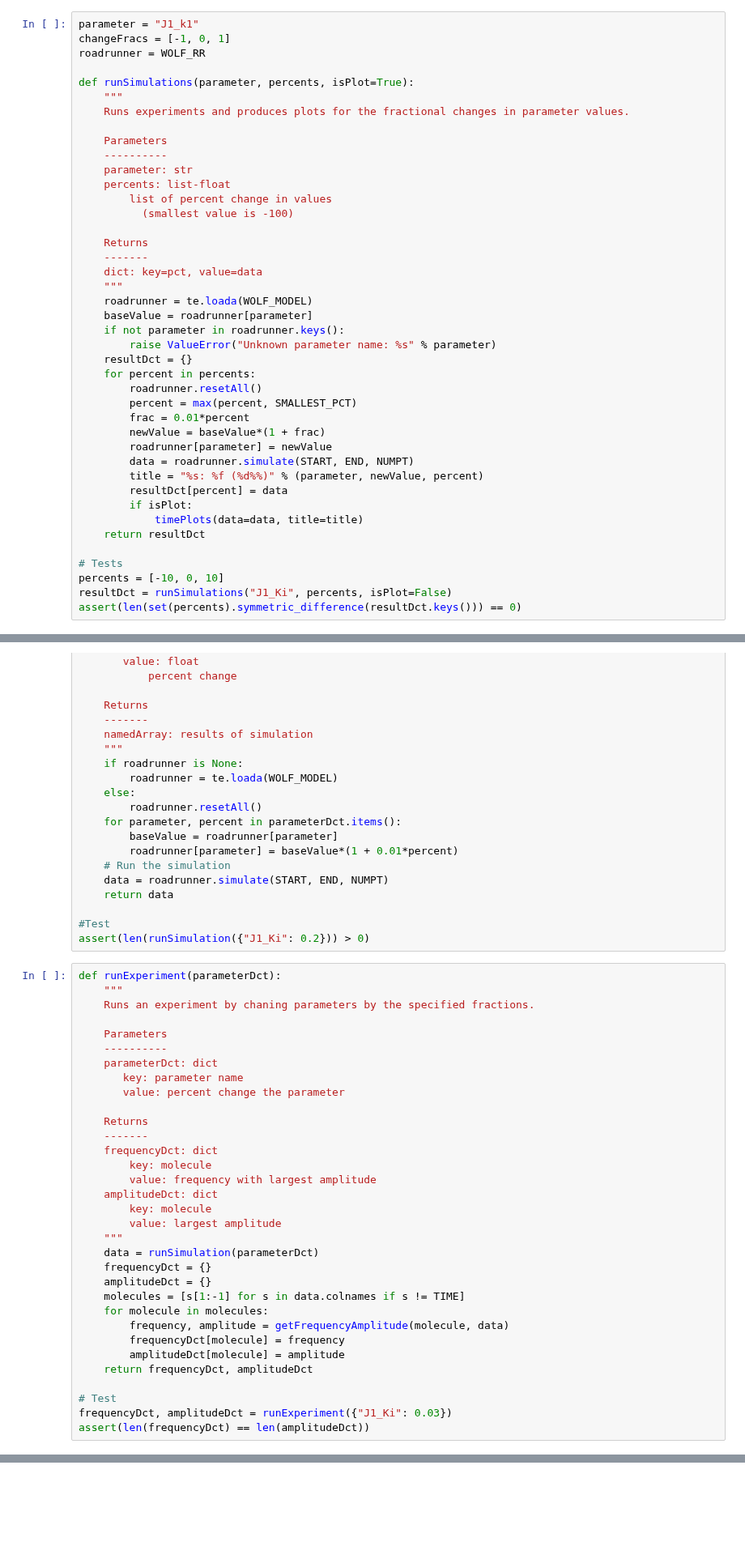
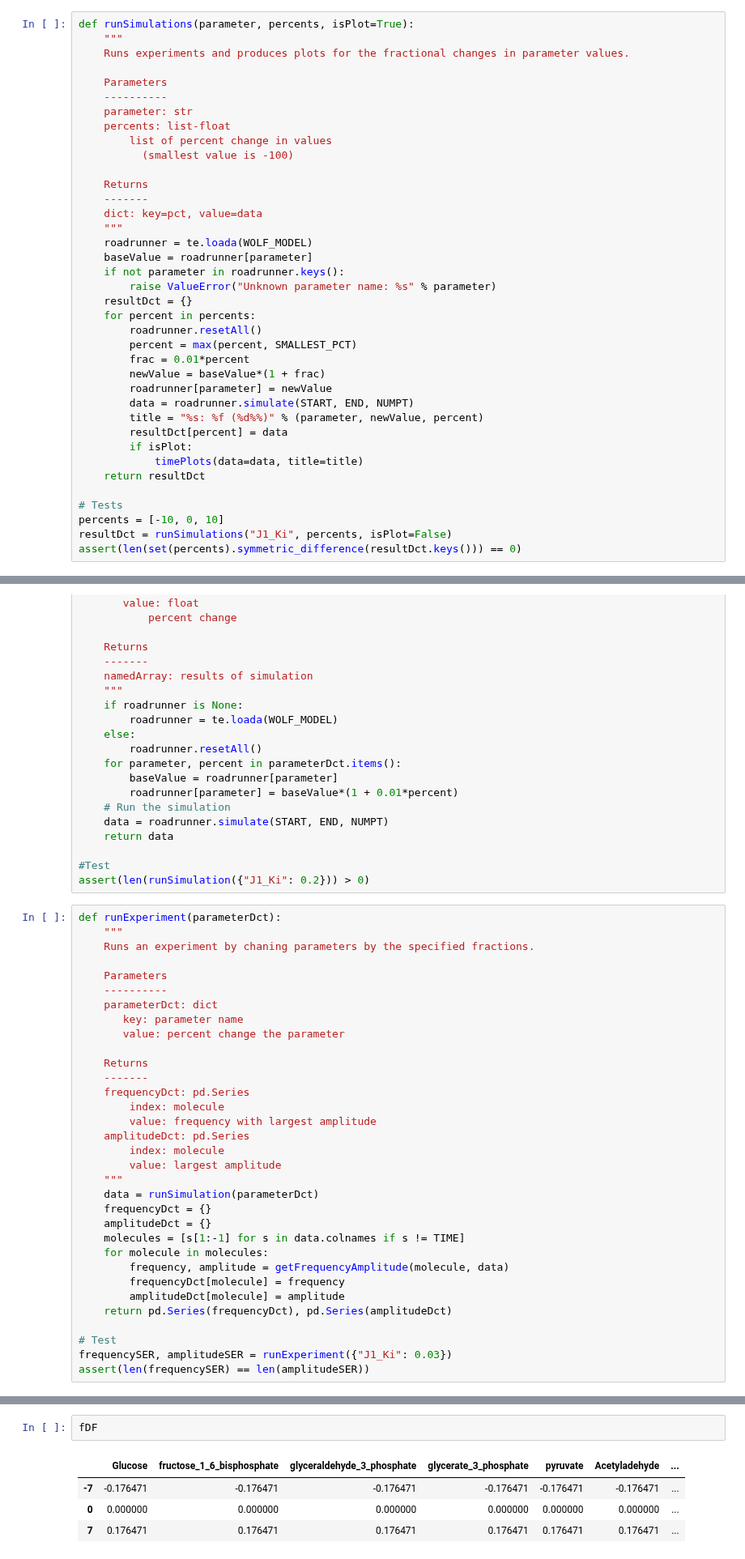
Before and after one commit to ModelEngineering/advancing-biomedical-models, a Jupyter notebook: lecture_5/5_computational_experiments_OFT.ipynb, the cells around one changed output, grey strips where cells are left out. Shown at 81% size. Saved outputs shown, nothing was run; the diff lists cells and outputs as text; blank space fills up the shorter version.

```diff
--- a/lecture_5/5_computational_experiments_OFT.ipynb
+++ b/lecture_5/5_computational_experiments_OFT.ipynb
@@ -143,10 +143,6 @@ timePlots()
 # %% [markdown]
 # Running Simulations With Changes in Parameter Values
 # %%
-parameter = "J1_k1"
-changeFracs = [-1, 0, 1]
-roadrunner = WOLF_RR
-
 def runSimulations(parameter, percents, isPlot=True):
     """
     Runs experiments and produces plots for the fractional changes in parameter values.
@@ -336,11 +332,11 @@ def runExperiment(parameterDct):
 
     Returns
     -------
-    frequencyDct: dict
-        key: molecule
+    frequencyDct: pd.Series
+        index: molecule
         value: frequency with largest amplitude
-    amplitudeDct: dict
-        key: molecule
+    amplitudeDct: pd.Series
+        index: molecule
         value: largest amplitude
     """
     data = runSimulation(parameterDct)
@@ -351,9 +347,9 @@ def runExperiment(parameterDct):
         frequency, amplitude = getFrequencyAmplitude(molecule, data)
         frequencyDct[molecule] = frequency
         amplitudeDct[molecule] = amplitude
-    return frequencyDct, amplitudeDct
+    return pd.Series(frequencyDct), pd.Series(amplitudeDct)
 
 # Test
-frequencyDct, amplitudeDct = runExperiment({"J1_Ki": 0.03})
-assert(len(frequencyDct) == len(amplitudeDct))
+frequencySER, amplitudeSER = runExperiment({"J1_Ki": 0.03})
+assert(len(frequencySER) == len(amplitudeSER))
 # %%
@@ -412,4 +417,11 @@ fDF, aDF = runExperimentLevels("J1_Ki", percents)
 assert(np.isclose(fDF.loc[percents[0], "Glucose"], -1*fDF.loc[percents[-1], "Glucose"]) )
 assert(aDF.loc[percents[-1], "Glucose"] < 0 )
 assert(aDF.loc[percents[0], "Glucose"] > 0 )
+# %%
+fDF
+# %% [output]
+|  | Glucose | fructose_1_6_bisphosphate | glyceraldehyde_3_phosphate | glycerate_3_phosphate | pyruvate | Acetyladehyde | ... |
+| -7 | -0.176471 | -0.176471 | -0.176471 | -0.176471 | -0.176471 | -0.176471 | ... |
+| 0 | 0.000000 | 0.000000 | 0.000000 | 0.000000 | 0.000000 | 0.000000 | ... |
+| 7 | 0.176471 | 0.176471 | 0.176471 | 0.176471 | 0.176471 | 0.176471 | ... |
 # %%
```
Also changed, not shown: parts of 11 cells of this notebook, 1 other file.
